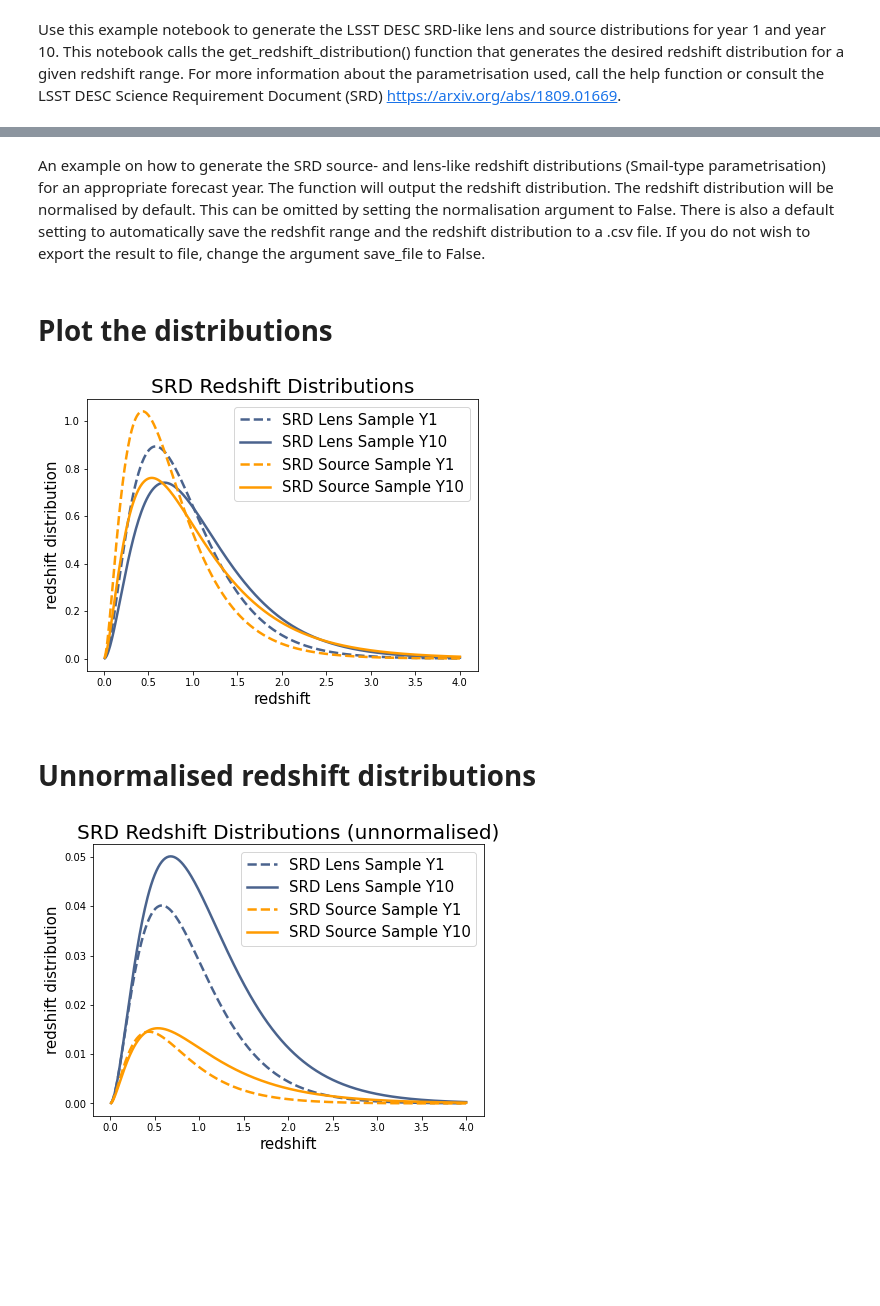
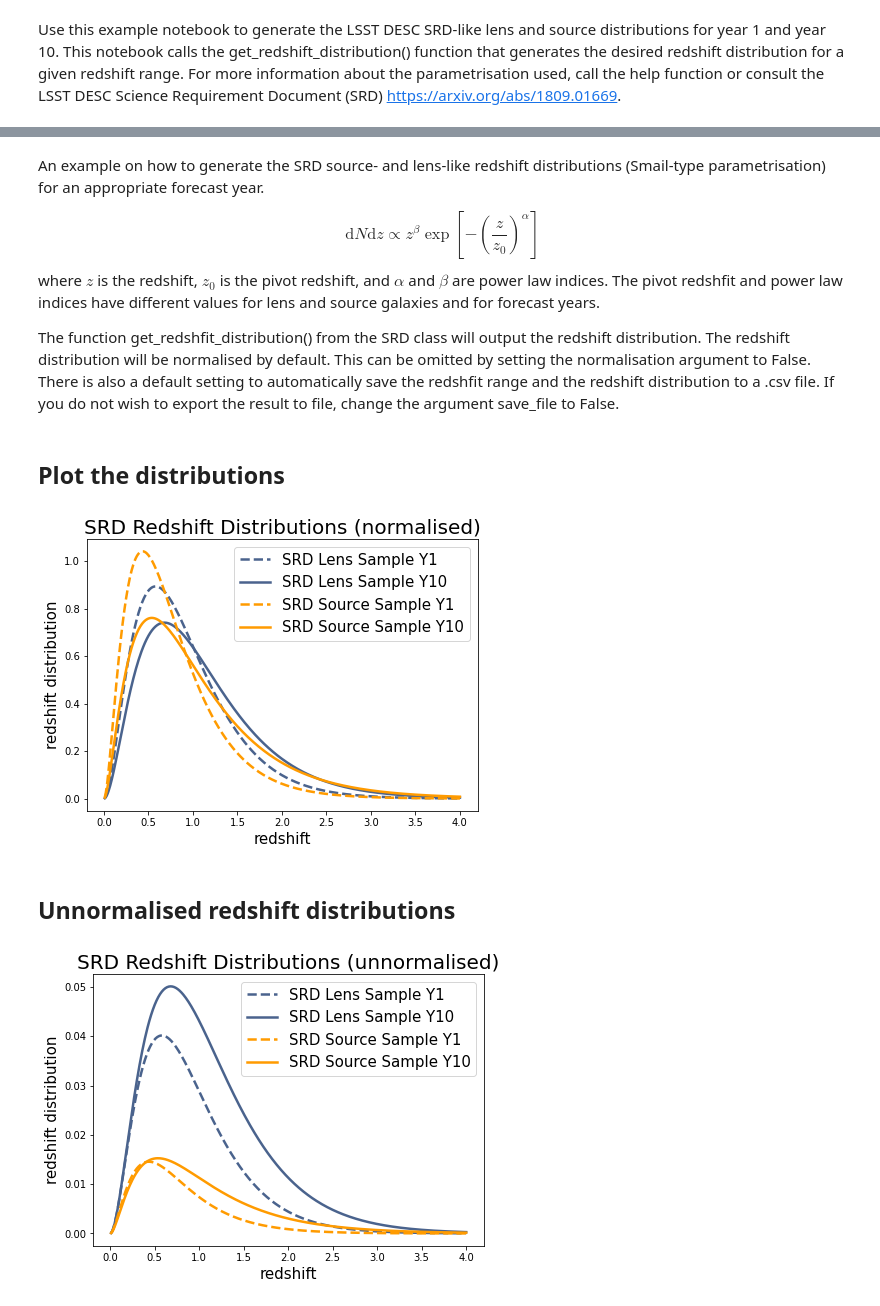
Before and after one commit to LSSTDESC/CCLX, a Jupyter notebook: Generate the SRD redshift distributions.ipynb, the cells around one changed output, grey strips where cells are left out. Drawn from its saved outputs; the diff is of its cells as text; code cells hidden in the pictures; blank space fills up the shorter version.

Commit message:
minor changes in the explanations and plots

```diff
--- a/Generate the SRD redshift distributions.ipynb
+++ b/Generate the SRD redshift distributions.ipynb
@@ -21,4 +28,11 @@ or consult the LSST DESC Science Requirement Document (SRD) https://arxiv.org/ab
 # %% [markdown]
 An example on how to generate the SRD source- and lens-like redshift distributions (Smail-type parametrisation) for an appropriate forecast year.
-The function will output the redshift distribution. The redshift distribution will be normalised by default. This can be omitted by setting the normalisation argument to False.
+
+\begin{equation}
+\mathrm{d}N \mathrm{d}z \propto z ^\beta \exp \left[ - \left( \frac{z}{z_0}  \right) ^\alpha\right]
+\end{equation}
+where $z$ is the redshift, $z_0$ is the pivot redshift, and $\alpha$ and $\beta$ are power law indices. The pivot redshfit and power law indices have different values for lens and source galaxies and for forecast years.
+
+
+The function get_redshfit_distribution() from the SRD class will output the redshift distribution. The redshift distribution will be normalised by default. This can be omitted by setting the normalisation argument to False.
 There is also a default setting to automatically save the redshfit range and the redshift distribution to a .csv file. If you do not wish to export the result to file, change the argument save_file to False.
@@ -57,41 +63,41 @@ sources_y10 = srd.SRD(galaxy_sample="source_sample",
                                                                     normalised=True,
                                                                     save_file=True)
 # %% [markdown]
-# Plot the distributions
+## Plot the distributions
 # %%
 fig = plt.figure(figsize=(7,5))
 plt.rcParams['lines.linewidth'] = 2.5
 dutchblue = "#4A638d"
 dutchorange = "#FF9B00"
 
 plt.plot(redshift_range,
          lenses_y1,
          label="SRD Lens Sample Y1",
          ls="--",
          color=dutchblue)
 plt.plot(redshift_range,
          lenses_y10,
          label="SRD Lens Sample Y10",
          c=dutchblue)
 plt.plot(redshift_range,
          sources_y1,
          label="SRD Source Sample Y1",
          ls="--",
          c=dutchorange)
 plt.plot(redshift_range,
          sources_y10,
          label="SRD Source Sample Y10",
          c=dutchorange)
 
 plt.xlabel("redshift", fontsize=15)
 plt.ylabel("redshift distribution", fontsize=15)
-plt.title("SRD Redshift Distributions", fontsize=20)
+plt.title("SRD Redshift Distributions (normalised)", fontsize=20)
 plt.legend(fontsize=15)
 plt.savefig("SRD_dndz_normalised.pdf")
 # %% [output]
-[figure, old version]
+[figure, new version]
 # %% [markdown]
-# Unnormalised redshift distributions
+## Unnormalised redshift distributions
 # %%
 # Generate the SRD lens and source samples (unnormalised)
 lenses_y1_unnorm = srd.SRD(galaxy_sample="lens_sample",
```
Also changed, not shown: parts of 8 cells of this notebook.
